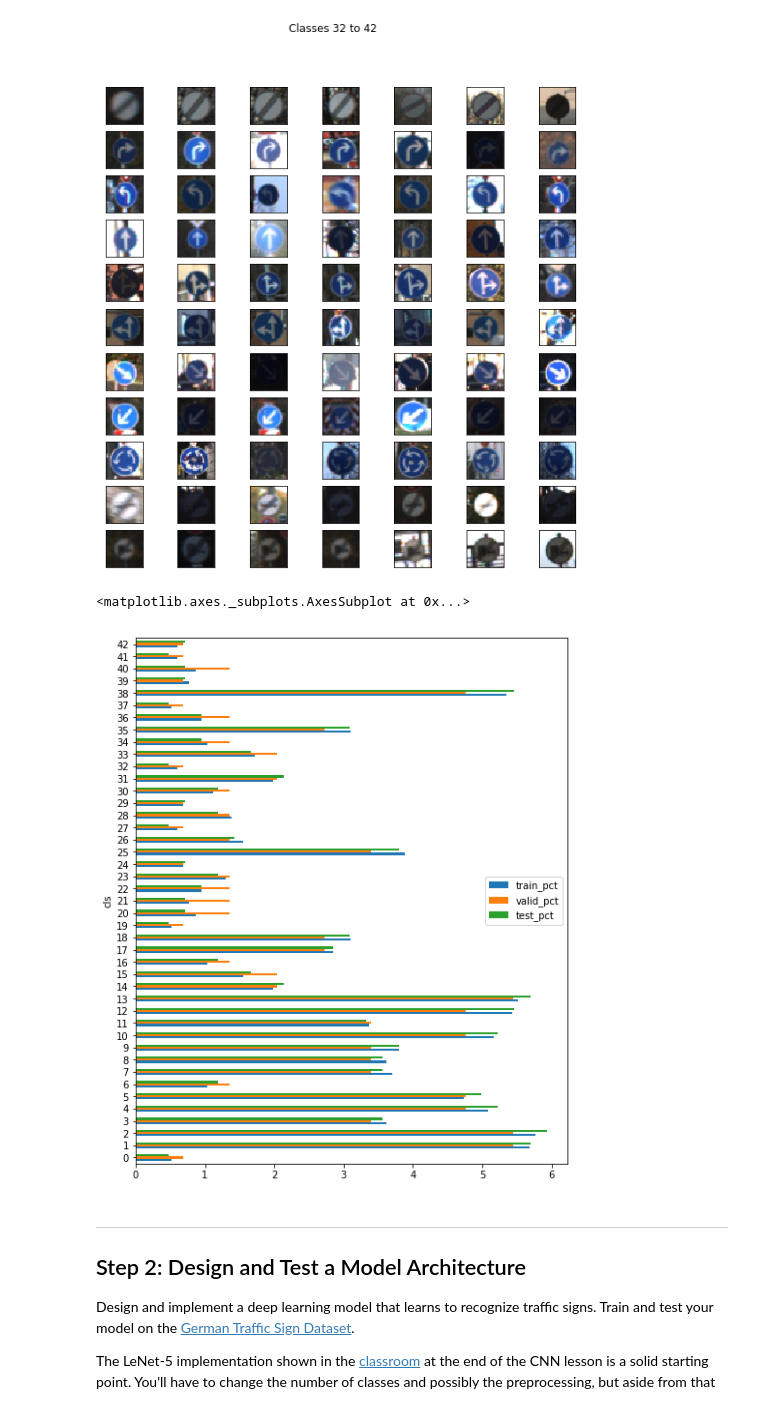
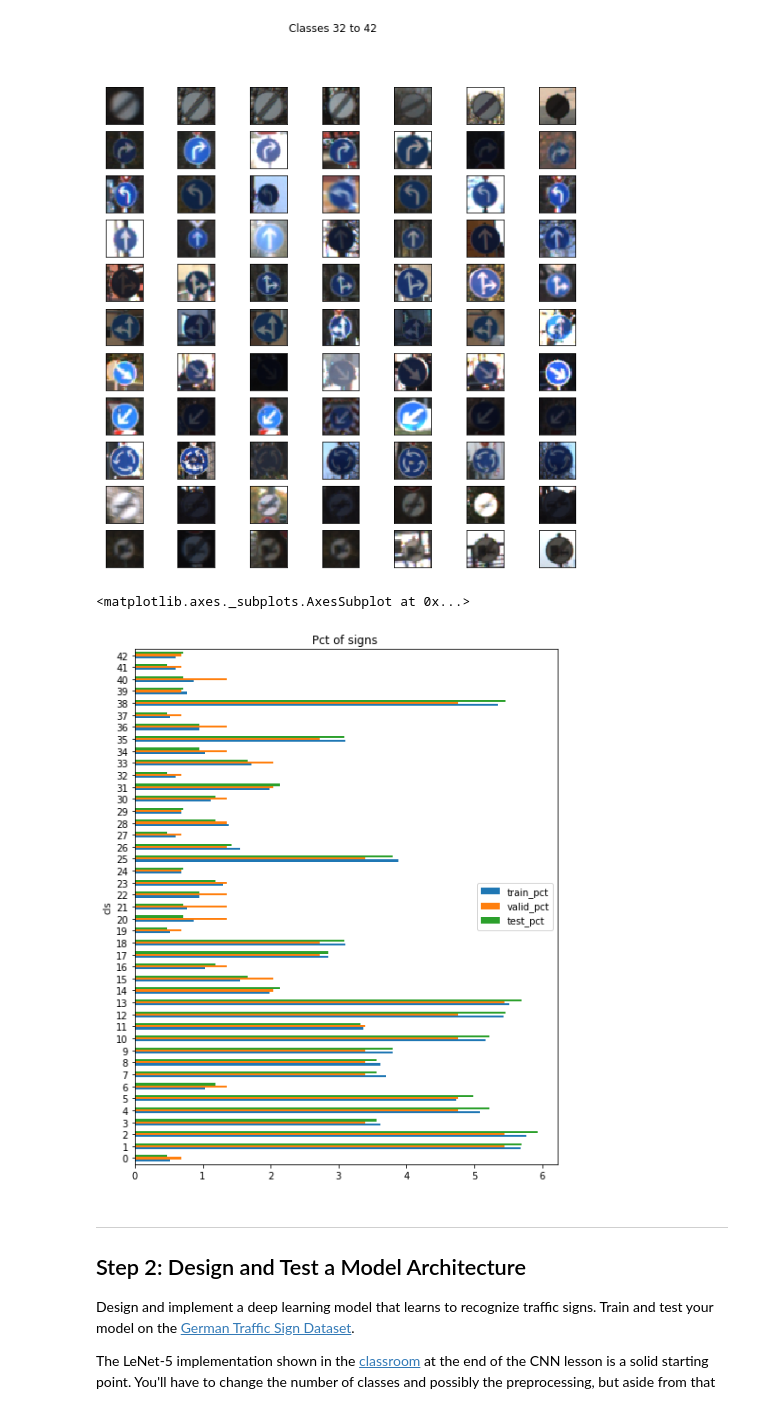
Before and after one commit to cuckookernel/CarND-Traffic-Signs, a Jupyter notebook: Traffic_Sign_Classifier.ipynb, the cells around one changed output. Cells and saved outputs as stored; diff of their text form; code cells hidden in the pictures.

```diff
--- a/Traffic_Sign_Classifier.ipynb
+++ b/Traffic_Sign_Classifier.ipynb
@@ -21,19 +21,22 @@ The [rubric](https://review.udacity.com/#!/rubrics/481/view) contains "Stand Out
 ## Step 0: Load The Data
 # %%
 # Load pickled data
+import tensorflow as tf
 import numpy as np
 import pickle
+import os
+from importlib import reload
 
-# TODO: Fill this in based on where you saved the training and testing data
-
-#DATA_DIR = "C:/_DATA/autonomous-driving-nd/traffic_signs_classifier/"
-#MY_DEV = "/cpu:0"
-DATA_DIR = "../data/"
-MY_DEV = "/gpu:0"
+if os.name == "nt" : # running on windows
+    DATA_DIR = "C:/_DATA/autonomous-driving-nd/traffic_signs_classifier/"
+    MY_DEV = "/cpu:0"
+else :
+    DATA_DIR = "../data/"
+    MY_DEV = "/gpu:0"
 # These files were downloaded from the data directory in the workshop enviornment
-training_file = DATA_DIR + "train.p"
-validation_file= DATA_DIR + "valid.p"
-testing_file = DATA_DIR + "test.p"
+training_file   = DATA_DIR + "train.p"
+validation_file = DATA_DIR + "valid.p"
+testing_file    = DATA_DIR + "test.p"
 
 with open(training_file, mode='rb') as f:
     train = pickle.load(f)
@@ -42,9 +45,9 @@ with open(validation_file, mode='rb') as f:
 with open(testing_file, mode='rb') as f:
     test = pickle.load(f)
 
-X_train, y_train = train['features'], train['labels']
-X_valid, y_valid = valid['features'], valid['labels']
-X_test, y_test = test['features'], test['labels']
+X_train0, y_train = train['features'], train['labels']
+X_valid0, y_valid = valid['features'], valid['labels']
+X_test0, y_test = test['features'], test['labels']
 # %% [markdown]
 ---
 
@@ -157,11 +161,11 @@ for col in joined.columns :
     joined[ col.replace('cnt', 'pct') ] = joined[col] / joined[col].sum() * 100.0
 # %%
 fig, ax = plt.subplots(1,1, figsize=(8,10))
-ax.title('Pct of signs ')
+ax.set_title('Pct of signs ')
 joined[['train_pct', 'valid_pct', 'test_pct']].plot( kind='barh', ax=ax)
 # %% [output]
 <matplotlib.axes._subplots.AxesSubplot at 0x...>
-[figure, old version]
+[figure, new version]
 # %% [markdown]
 ----
 
```
Also changed, not shown: parts of 17 cells of this notebook, 2 other files.
